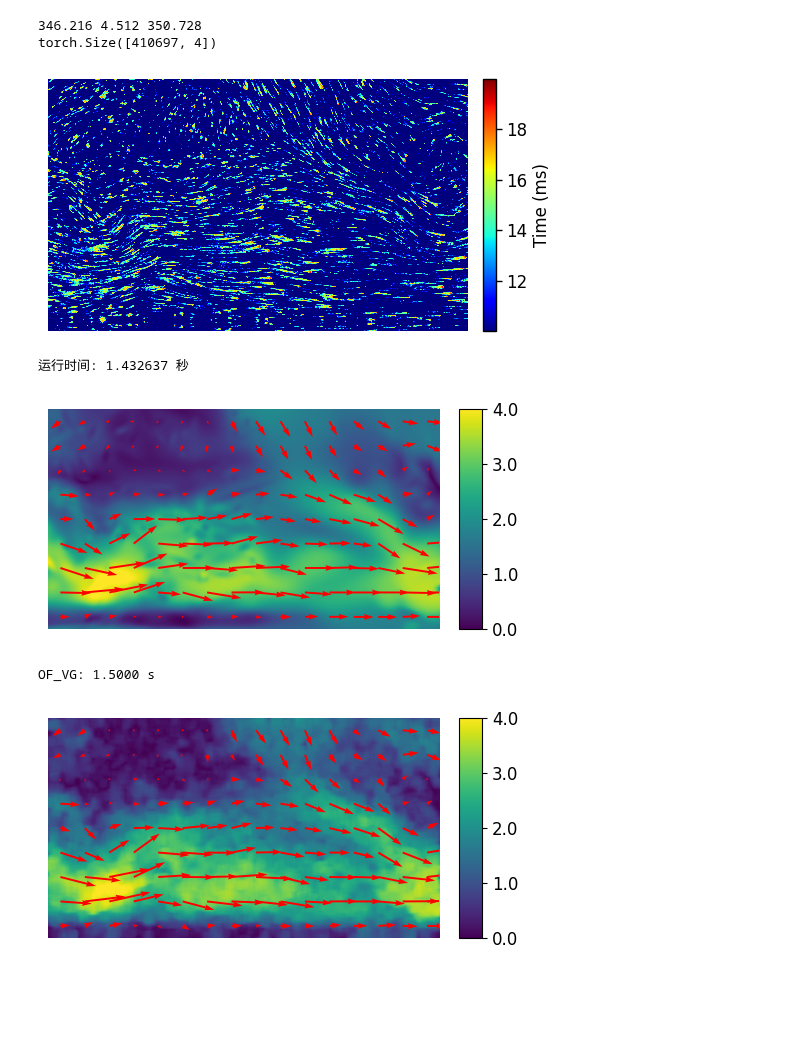
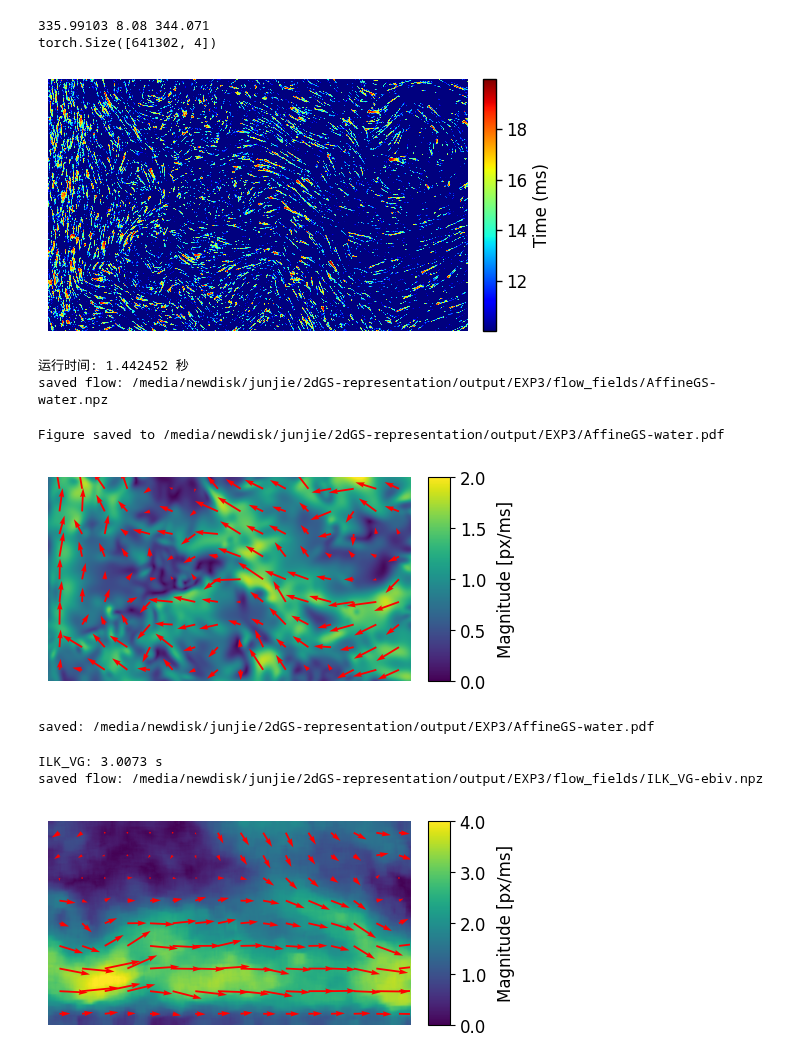
Before and after one commit to tingyu-art/AffineGS, a Jupyter notebook: experiments/EXP3.ipynb, the cells around one changed output. Saved outputs shown, nothing was run; the diff lists cells and outputs as text; code cells hidden in the pictures; blank space fills up the shorter version.

```diff
--- a/experiments/EXP3.ipynb
+++ b/experiments/EXP3.ipynb
@@ -46,19 +44,21 @@ Using device: cuda
 # %%
-flow_index = 0
+flow_index = 1
 flow_names = ["ebiv", "water"]
 
 cases = [
     Dict(source_type="real", path=str(PROJECT_ROOT / "data" / "real_old" / "ebiv_wallflow4_dense.h5")),
+    # Dict(source_type="evk5", path=str(PROJECT_ROOT / "data" / "n1.hdf5"))
     Dict(source_type="evk5", path=str(PROJECT_ROOT / "data" / "water.hdf5"))
 ]
 
 flow_cbar_cfgs = {
     0: dict(v_min=0.0, v_max=4.0, cbar_ticks=[0.0, 1.0, 2.0, 3.0, 4.0]),
     1: dict(v_min=0.0, v_max=2.0, cbar_ticks=[0.0, 0.5, 1.0, 1.5, 2.0]),
-    # 1: dict(v_min=0.0, v_max=6.0, cbar_ticks=[0.0, 1.5, 3.0, 4.5, 6.0]),
+    # 1: dict(v_min=0.0, v_max=8.0, cbar_ticks=[0.0, 2, 4, 6, 8.0]),
 }
 flow_cbar_cfg = flow_cbar_cfgs[flow_index]
 flow_font_size = 12
+flow_cbar_label = "Magnitude [px/ms]"
 
 event_loader = EventManager(**cases[flow_index])
 evts, _ = event_loader.load()
@@ -77,15 +77,15 @@ plot_event_time2d(
 )
 torch.cuda.empty_cache()
 # %% [output]
-346.216 4.512 350.728
-torch.Size([410697, 4])
+335.99103 8.08 344.071
+torch.Size([641302, 4])
-[figure, old version]
+[figure, new version]
 # %%
 start = time.time()
-cfg = GaussianFlowConfig(H=720, W = 1280, init_n=500, w_div=100, verbose=False, tile_size=80,
+cfg = GaussianFlowConfig(H=720, W = 1280, init_n=300, w_div=50, verbose=False, tile_size=80,
                          init_scale_h=50.0, init_scale_w=35.0,
                          cmax_sigma=0.6, cmax_kernel_size=5, lr_j=0.001,
-                         enable_jacobian=False, jacobian_mode="full",
+                         enable_jacobian=True, jacobian_mode="full",
                          iterations=300, residual_block_size=40, prune_opacity_thresh=0.1,
                          log_scale_min=np.log(8), phase=[50, 200, 250])
 
@@ -94,29 +94,49 @@ results = run_gaussian_flow(events=evts1, cfg=cfg, flowgt=None)
 end = time.time()     # 记录结束时间
 print(f"运行时间: {end - start:.6f} 秒")
 torch.cuda.empty_cache()
+
+# Save the velocity field for the appendix evaluation.
+gs_method_name = "AffineGS" if cfg.enable_jacobian else "ConstGS"
+flow_result_dir = OUTPUT_DIR / "flow_fields"
+flow_result_dir.mkdir(parents=True, exist_ok=True)
+gs_flow_result_file = flow_result_dir / f"{gs_method_name}-{flow_names[flow_index]}.npz"
+np.savez_compressed(
+    gs_flow_result_file,
+    flow=np.asarray(results.flow[:2], dtype=np.float32),
+    method_name=gs_method_name,
+    flow_name=flow_names[flow_index],
+    H=cfg.H, W=cfg.W, event_count=len(evts1),
+    t_min=float(evts1[:, 2].min().item()),
+    t_max=float(evts1[:, 2].max().item()),
+)
+print(f"saved flow: {gs_flow_result_file}")
 # %% [output]
-运行时间: 1.432637 秒
+运行时间: 1.442452 秒
+saved flow: /media/newdisk/junjie/2dGS-representation/output/EXP3/flow_fields/AffineGS-water.npz
 # %%
-save_gs_result = False
+save_gs_result = True
 
 gs_method_name = "AffineGS" if cfg.enable_jacobian else "ConstGS"
 gs_output_file = str(OUTPUT_DIR / f"{gs_method_name}-{flow_names[flow_index]}.pdf") if save_gs_result else None
 
 plot_flow_field(results.flow[0], results.flow[1], output_file=gs_output_file,
                 v_min=flow_cbar_cfg["v_min"], v_max=flow_cbar_cfg["v_max"],
                 cbar_ticks=flow_cbar_cfg["cbar_ticks"],
                 colorbar_flag=True, step=1, quiver_step=80, scale=None,
-                slFlag=False, figsize=(5, 3), cbar_tick_size=flow_font_size)
+                slFlag=False, figsize=(5, 3), cbar_tick_size=flow_font_size,
+                cbar_label=flow_cbar_label, cbar_label_size=flow_font_size)
 if save_gs_result:
     print(f"saved: {gs_output_file}")
 # %% [output]
+Figure saved to /media/newdisk/junjie/2dGS-representation/output/EXP3/AffineGS-water.pdf
-[figure, old version]
+[figure, new version]
+saved: /media/newdisk/junjie/2dGS-representation/output/EXP3/AffineGS-water.pdf
 # %%
 estimators = [ilk_vg, of_vg, inr_est, inr_vg]
 method_names = ["ILK_VG", "OF_VG", "INR_EST", "INR_VG"]
 
 # 0: ILK_VG, 1: OF_VG, 2: INR_EST, 3: INR_VG
-method_index = 1
+method_index = 0
 estimator_H = 720
 estimator_W = 1280
 
@@ -147,8 +167,28 @@ def compute_estimator_by_index(method_index, events, H=720, W=1280):
 
 
 method_result = compute_estimator_by_index(method_index, evts1, H=estimator_H, W=estimator_W)
+
+# Save the velocity field for the appendix evaluation.
+flow_result_dir = OUTPUT_DIR / "flow_fields"
+flow_result_dir.mkdir(parents=True, exist_ok=True)
+method_flow_result_file = flow_result_dir / f"{method_result.method_name}-{flow_names[flow_index]}.npz"
+method_v_h = (method_result.v_h.detach().cpu().numpy()
+              if torch.is_tensor(method_result.v_h) else np.asarray(method_result.v_h))
+method_v_w = (method_result.v_w.detach().cpu().numpy()
+              if torch.is_tensor(method_result.v_w) else np.asarray(method_result.v_w))
+np.savez_compressed(
+    method_flow_result_file,
+    flow=np.stack((method_v_h, method_v_w)).astype(np.float32, copy=False),
+    method_name=method_result.method_name,
+    flow_name=flow_names[flow_index],
+    H=method_result.H, W=method_result.W, event_count=len(evts1),
+    t_min=float(evts1[:, 2].min().item()),
+    t_max=float(evts1[:, 2].max().item()),
+)
+print(f"saved flow: {method_flow_result_file}")
 # %% [output]
-OF_VG: 1.5000 s
+ILK_VG: 3.0073 s
+saved flow: /media/newdisk/junjie/2dGS-representation/output/EXP3/flow_fields/ILK_VG-ebiv.npz
 # %%
 save_method_result = False
 
@@ -162,8 +202,9 @@ plot_flow_field(
     v_min=flow_cbar_cfg["v_min"], v_max=flow_cbar_cfg["v_max"],
     scale=None, figsize=(5, 3),
     cbar_ticks=flow_cbar_cfg["cbar_ticks"], cbar_tick_size=flow_font_size,
+    cbar_label=flow_cbar_label, cbar_label_size=flow_font_size,
 )
 if save_method_result:
     print(f"saved: {method_output_file}")
 # %% [output]
-[figure, old version]
+[figure, new version]
```
Also changed, not shown: parts of 2 cells of this notebook, 22 other files.
